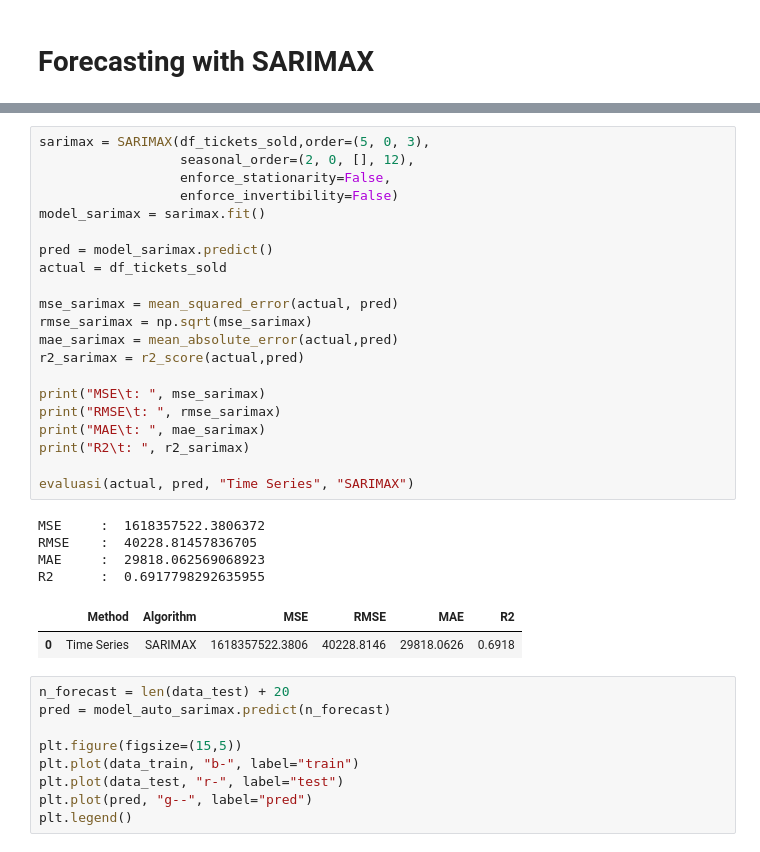
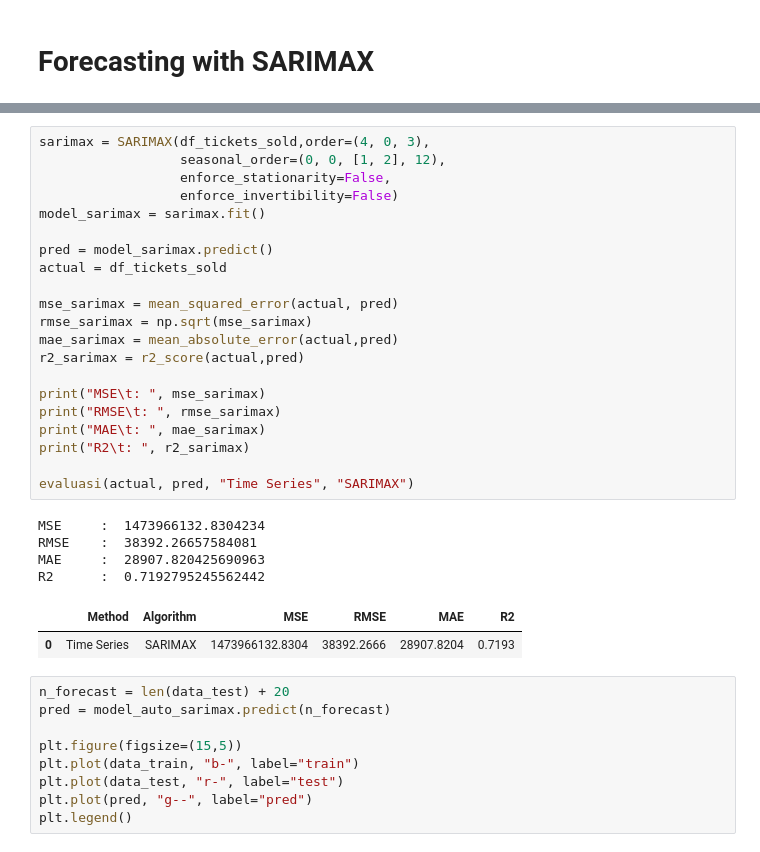
Before and after one commit to raihankemmy/Data_Science_Project, a Jupyter notebook: Time Series/Forecasting Total Sales of Cinema/code_tickets_sold.ipynb, the cells around one changed output, grey strips where cells are left out. Drawn from its saved outputs; the diff is of its cells as text.

```diff
--- a/Time Series/Forecasting Total Sales of Cinema/code_tickets_sold.ipynb
+++ b/Time Series/Forecasting Total Sales of Cinema/code_tickets_sold.ipynb
@@ -265,33 +272,33 @@ Warnings:
 [1] Covariance matrix calculated using the outer product of gradients (complex-step).
 [2] Covariance matrix is singular or near-singular, with condition number 1.12e+36. Standard errors may be unstable.
 # %%
-sarimax = SARIMAX(df_tickets_sold,order=(5, 0, 3),
-                  seasonal_order=(2, 0, [], 12),
+sarimax = SARIMAX(df_tickets_sold,order=(4, 0, 3),
+                  seasonal_order=(0, 0, [1, 2], 12),
                   enforce_stationarity=False,
                   enforce_invertibility=False)
 model_sarimax = sarimax.fit()
 
 pred = model_sarimax.predict()
 actual = df_tickets_sold
 
 mse_sarimax = mean_squared_error(actual, pred)
 rmse_sarimax = np.sqrt(mse_sarimax)
 mae_sarimax = mean_absolute_error(actual,pred)
 r2_sarimax = r2_score(actual,pred)
 
 print("MSE\t: ", mse_sarimax)
 print("RMSE\t: ", rmse_sarimax)
 print("MAE\t: ", mae_sarimax)
 print("R2\t: ", r2_sarimax)
 
 evaluasi(actual, pred, "Time Series", "SARIMAX")
 # %% [output]
-MSE     :  1618357522.3806372
-RMSE    :  40228.81457836705
-MAE     :  29818.062569068923
-R2      :  0.6917798292635955
+MSE     :  1473966132.8304234
+RMSE    :  38392.26657584081
+MAE     :  28907.820425690963
+R2      :  0.7192795245562442
 |  | Method | Algorithm | MSE | RMSE | MAE | R2 |
-| 0 | Time Series | SARIMAX | 1618357522.3806 | 40228.8146 | 29818.0626 | 0.6918 |
+| 0 | Time Series | SARIMAX | 1473966132.8304 | 38392.2666 | 28907.8204 | 0.7193 |
 # %%
 n_forecast = len(data_test) + 20
 pred = model_auto_sarimax.predict(n_forecast)
```
Also changed, not shown: parts of 20 cells of this notebook, 2 other files.
